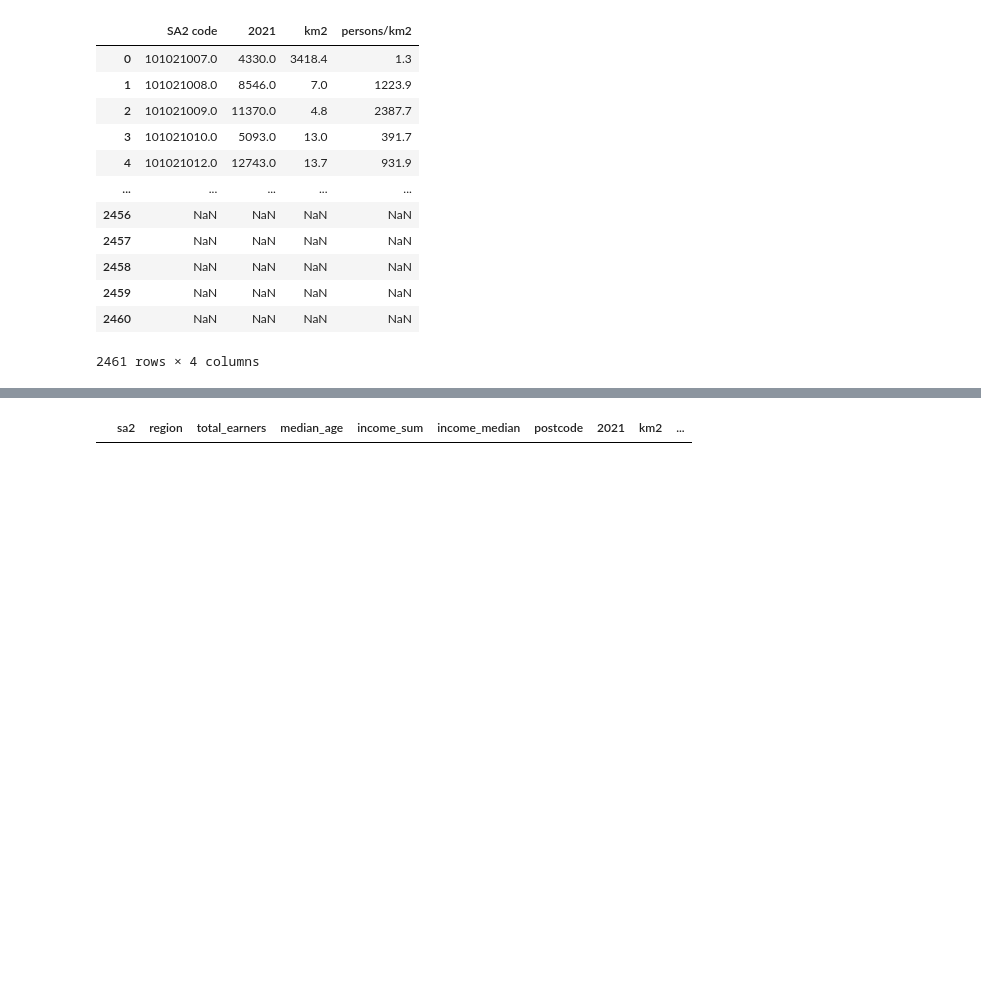
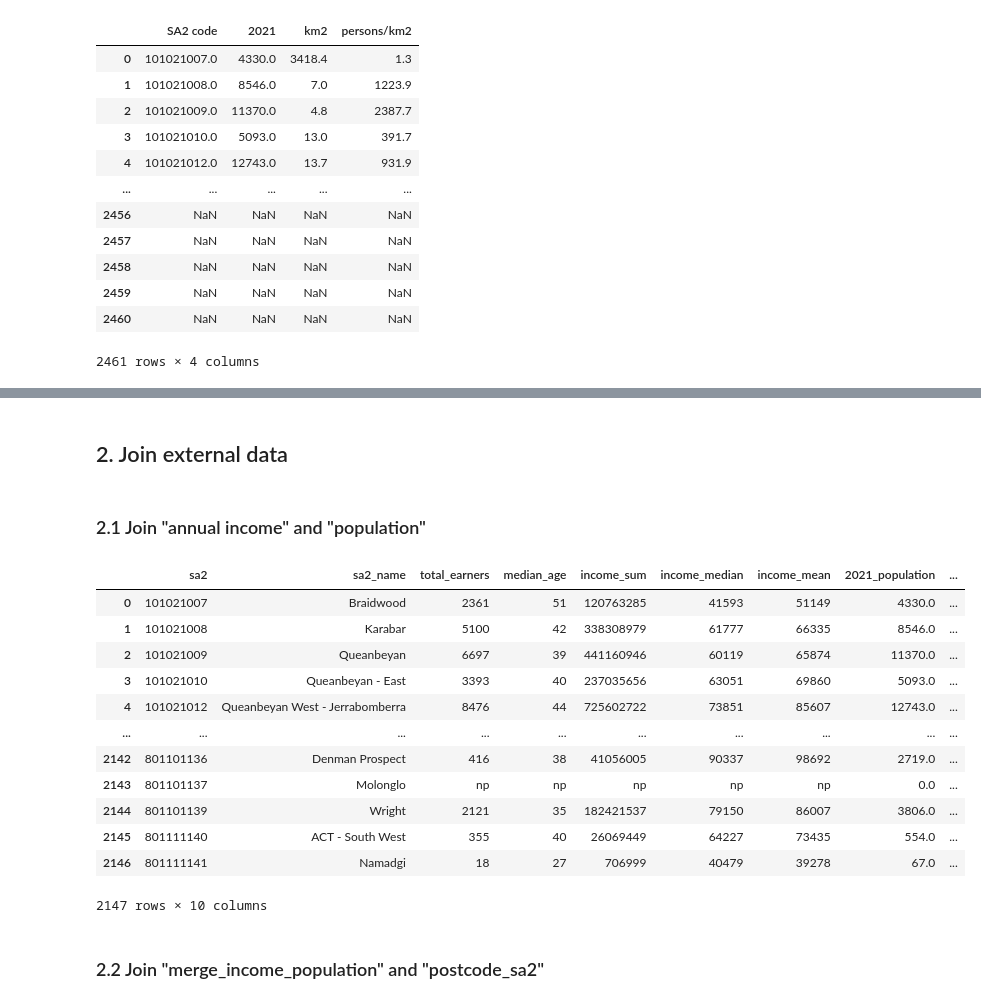
Before and after one commit to MAST30034-Applied-Data-Science/generic-buy-now-pay-later-project-group-27, a Jupyter notebook: notebooks/ABS_external.ipynb, the cells around one changed output, grey strips where cells are left out. Saved outputs shown, nothing was run; the diff lists cells and outputs as text; code cells hidden in the pictures; blank space fills up the shorter version.

```diff
--- a/notebooks/ABS_external.ipynb
+++ b/notebooks/ABS_external.ipynb
@@ -67,6 +77,3 @@ tbl_population
 | 2459 | NaN | NaN | NaN | NaN |
 | 2460 | NaN | NaN | NaN | NaN |
 2461 rows × 4 columns
-# %%
-tbl_population.columns = ["sa2", "2021", "km2", "persons/km2"]
-tbl_population
@@ -86,0 +80,5 @@ tbl_population
+# %%
+tbl_population.columns = ["sa2", "2021_population", "km2", "persons/km2"]
+tbl_population = tbl_population.dropna(axis=0, how='any', thresh=None, subset="sa2", inplace=False)
+tbl_population['sa2'] = tbl_population['sa2'].astype(float).astype(int)
+tbl_population
@@ -121,5 +140,6 @@ postcode_sa2.to_csv(curated_data+"postcode_sa2.csv")
-# %%
-tbl_income = tbl_income.merge(postcode_sa2, on='sa2', how='left')
-tbl_income.drop(tbl_income.columns[-2], axis=1, inplace=True)
+# %% [markdown]
+<h2>2. Join external data</h2>
+# %% [markdown]
+<h3>2.1 Join "annual income" and "population"</h3>
 # %%
-tbl_income = tbl_income.merge(tbl_population, on='sa2', how='left')
+merge_income_population = tbl_income.merge(tbl_population, on='sa2', how='inner')
@@ -130,4 +146,18 @@ tbl_income = tbl_income[tbl_income["postcode"] != np.nan]
-# %%
-tbl_income
-# %% [output]
-|  | sa2 | region | total_earners | median_age | income_sum | income_median | postcode | 2021 | km2 | ... |
+# %%
+merge_income_population
+# %% [output]
+|  | sa2 | sa2_name | total_earners | median_age | income_sum | income_median | income_mean | 2021_population | ... |
+| 0 | 101021007 | Braidwood | 2361 | 51 | 120763285 | 41593 | 51149 | 4330.0 | ... |
+| 1 | 101021008 | Karabar | 5100 | 42 | 338308979 | 61777 | 66335 | 8546.0 | ... |
+| 2 | 101021009 | Queanbeyan | 6697 | 39 | 441160946 | 60119 | 65874 | 11370.0 | ... |
+| 3 | 101021010 | Queanbeyan - East | 3393 | 40 | 237035656 | 63051 | 69860 | 5093.0 | ... |
+| 4 | 101021012 | Queanbeyan West - Jerrabomberra | 8476 | 44 | 725602722 | 73851 | 85607 | 12743.0 | ... |
+| ... | ... | ... | ... | ... | ... | ... | ... | ... | ... |
+| 2142 | 801101136 | Denman Prospect | 416 | 38 | 41056005 | 90337 | 98692 | 2719.0 | ... |
+| 2143 | 801101137 | Molonglo | np | np | np | np | np | 0.0 | ... |
+| 2144 | 801101139 | Wright | 2121 | 35 | 182421537 | 79150 | 86007 | 3806.0 | ... |
+| 2145 | 801111140 | ACT - South West | 355 | 40 | 26069449 | 64227 | 73435 | 554.0 | ... |
+| 2146 | 801111141 | Namadgi | 18 | 27 | 706999 | 40479 | 39278 | 67.0 | ... |
+2147 rows × 10 columns
+# %% [markdown]
+<h3>2.2 Join "merge_income_population" and "postcode_sa2"</h3>
```
Also changed, not shown: parts of 24 cells of this notebook.
